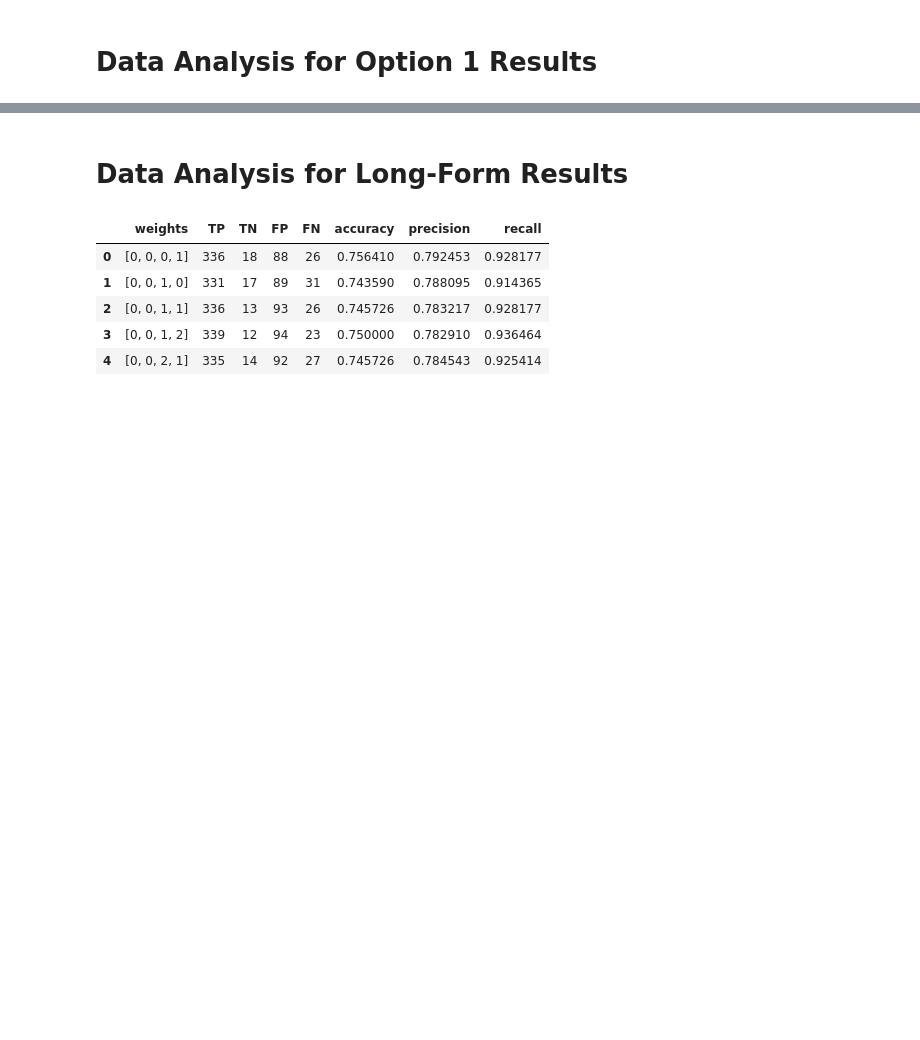
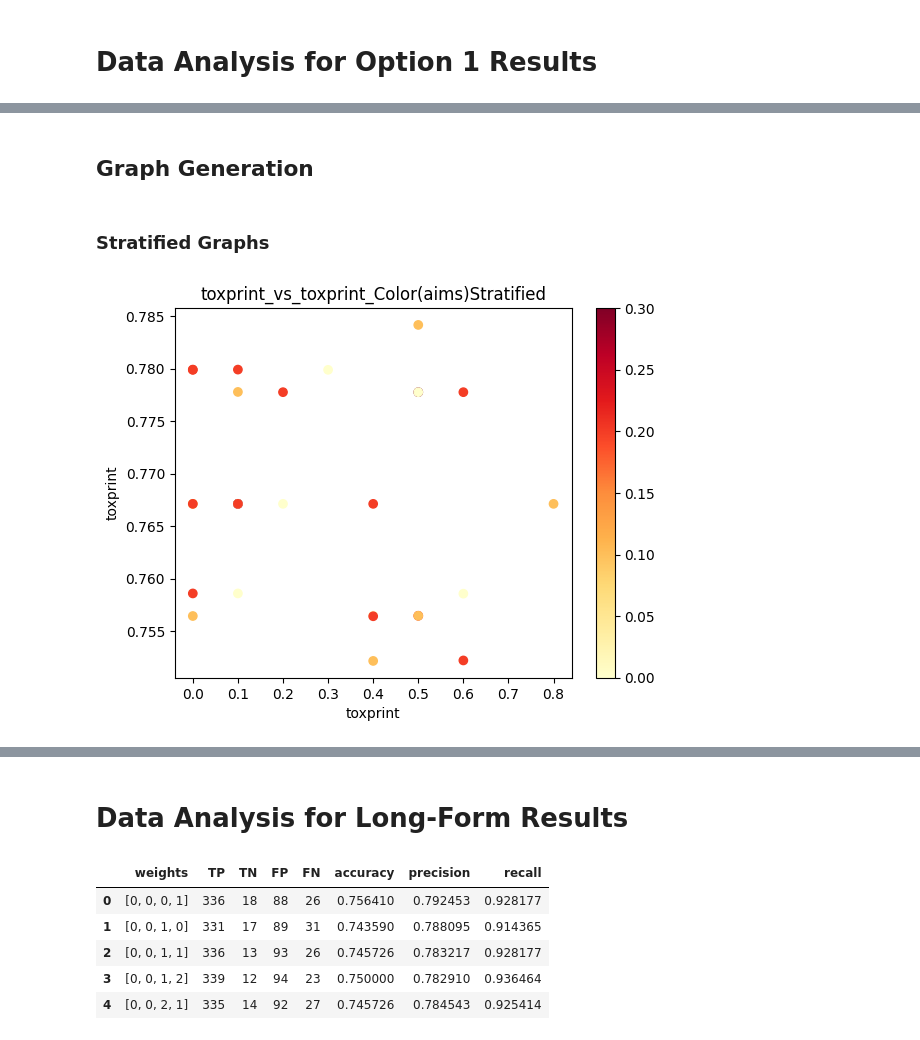
Before and after one commit to patlewig/genra-hybrid, a Jupyter notebook: notebooks/03-ajl-data_analysis.ipynb, the cells around one changed output, grey strips where cells are left out. Cells and saved outputs as stored; diff of their text form; code cells hidden in the pictures; blank space fills up the shorter version.

```diff
--- a/notebooks/03-ajl-data_analysis.ipynb
+++ b/notebooks/03-ajl-data_analysis.ipynb
@@ -135,0 +44,13 @@ plt.show()
+# %%
+#Calculate percentage contributions from the weights, as these are often more intuitive
+morgan_weight = [df["param_hybrid_weights"][i][1] for i in range(0,len(df["param_hybrid_weights"]))]
+toxprint_weight = [df["param_hybrid_weights"][i][0] for i in range(0,len(df["param_hybrid_weights"]))]
+torsion_weight = [df["param_hybrid_weights"][i][2] for i in range(0,len(df["param_hybrid_weights"]))]
+toxcast_weight = [df["param_hybrid_weights"][i][3] for i in range(0,len(df["param_hybrid_weights"]))]
+aims_weight = [df["param_hybrid_weights"][i][4] for i in range(0,len(df["param_hybrid_weights"]))]
+
+df["morgan"] = [morgan_weight[i]/sum(df["param_hybrid_weights"][i]) for i in range(0,len(morgan_weight))]
+df["toxprint"] = [toxprint_weight[i]/sum(df["param_hybrid_weights"][i]) for i in range(0,len(toxprint_weight))]
+df["torsion"] = [torsion_weight[i]/sum(df["param_hybrid_weights"][i]) for i in range(0,len(torsion_weight))]
+df["toxcast"] = [toxcast_weight[i]/sum(df["param_hybrid_weights"][i]) for i in range(0,len(toxcast_weight))]
+df["aims"] = [aims_weight[i]/sum(df["param_hybrid_weights"][i]) for i in range(0,len(aims_weight))]
@@ -135,0 +85,6 @@ plt.show()
+# %%
+accuracy_df1 = df.sort_values("mean_test_accuracy").iloc[0:10, :]
+accuracy_df2 = df.sort_values("mean_test_accuracy").iloc[-10:, :]
+accuracy_df3 = df.sort_values("mean_test_accuracy").iloc[495:505, :]
+accuracy_df = pd.concat([accuracy_df1, accuracy_df2, accuracy_df3]).sort_values("mean_test_accuracy", ascending = False)
+accuracy_df.head(10)
@@ -135,0 +157,25 @@ plt.show()
+# %% [markdown]
+## Graph Generation
+# %%
+#Master test variable settings, for generating graphs with given settings from all cells
+test_variables = {"x":"aims", "y":"accuracy", "c":"aims"}
+# %% [markdown]
+### Stratified Graphs
+# %%
+import matplotlib.pyplot as plt
+
+#View and save results as scatterplot to analyze for trends. Note that most relations do not
+# appear to be linear, so such a regression may not be the best choice
+
+#Accuracy strata
+test_variables["y"] = "toxprint"
+plt.scatter(x = accuracy_df[test_variables["x"]], y= accuracy_df["mean_test_accuracy"], c= accuracy_df[test_variables["c"]], cmap = "YlOrRd")
+plt.colorbar()
+plt.xlabel(test_variables["x"])
+plt.ylabel(test_variables["y"])
+title = f"{test_variables["x"]}_vs_{test_variables["y"]}_Color({test_variables["c"]})Stratified"
+plt.title(title)
+plt.savefig(f"../references/full_print_results/{endpoint}/strat_graphs/{title}_scatter.png")
+plt.show()
+# %% [output]
+[figure, added]
```
Also changed, not shown: parts of 35 cells of this notebook, 2 other files.
